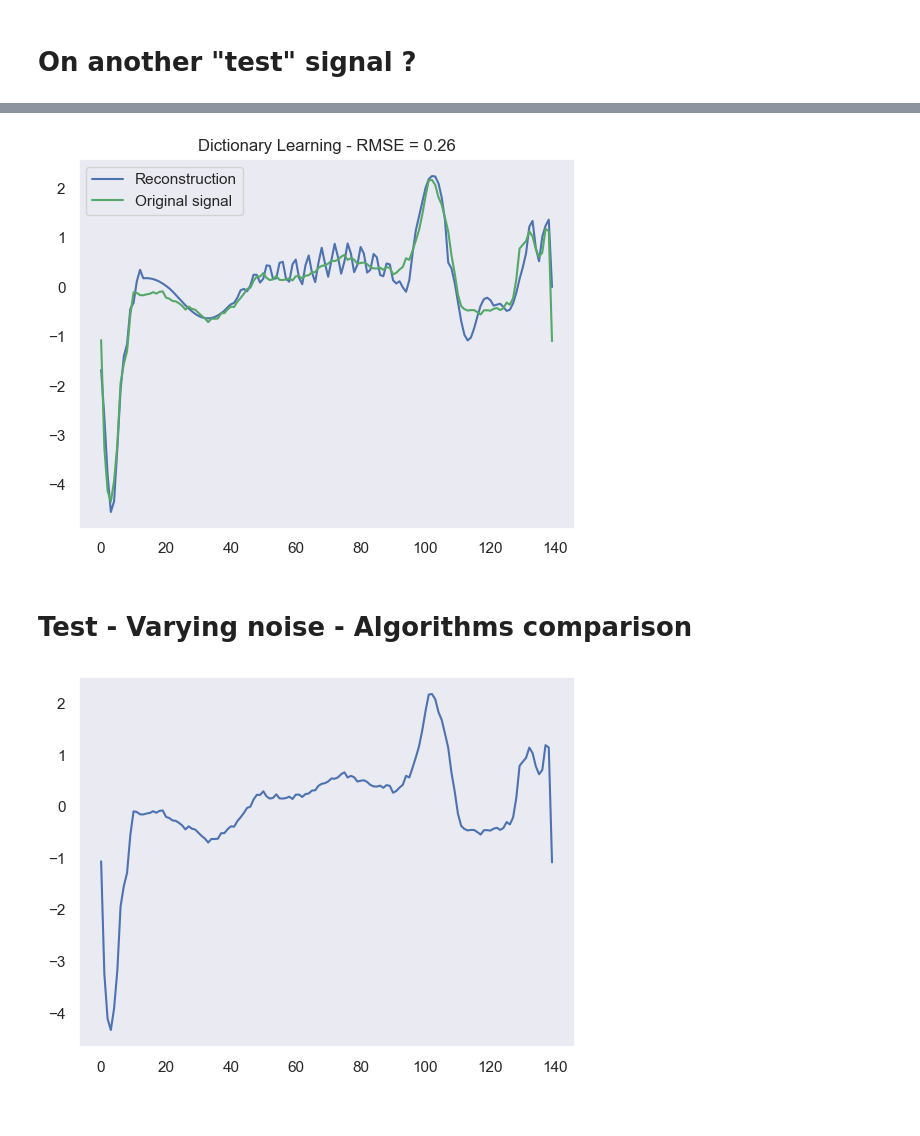
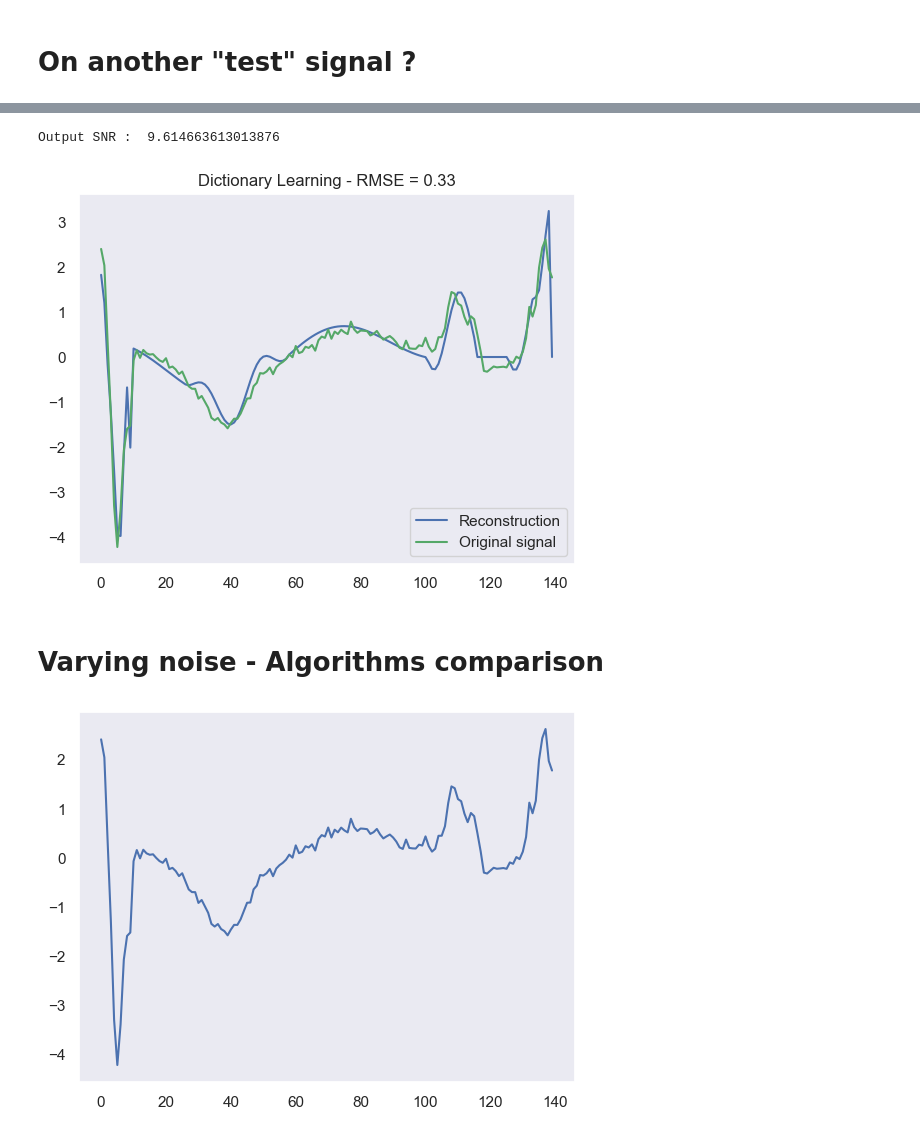
Before and after one commit to meilame-tayebjee/Wavelet-Denoising, a Jupyter notebook: ECG-noising-denoising.ipynb, the cells around one changed output, grey strips where cells are left out. Drawn from its saved outputs; the diff is of its cells as text; code cells hidden in the pictures.

```diff
--- a/ECG-noising-denoising.ipynb
+++ b/ECG-noising-denoising.ipynb
@@ -444,37 +458,39 @@ Best threshold :  0.1131578947368421
 D = buildDictionary(noisy_line, [2, 4, 8, 16, 32, 64])
 support, norm_residuals, denoised_line = orthogonalMatchingPursuit(noisy_line, D, 10)
 rmse, snr, prd, d_max = metrics(line, denoised_line)
+print("Output SNR : ", snr)
 plt.plot(denoised_line, label = "Reconstruction")
 plt.plot(line, 'g', label = "Original signal")
 plt.legend()
 plt.title("Dictionary Learning - RMSE = " + str(round(rmse, 2)))
 plt.show()
 # %% [output]
+Output SNR :  9.614663613013876
-[figure, old version]
+[figure, new version]
 # %% [markdown]
-# Test - Varying noise - Algorithms comparison
+# Varying noise - Algorithms comparison
 # %%
 #Importation of signal
 # Load ARFF file
 data, meta = arff.loadarff('ECG5000_TRAIN.arff')
 
 # Convert to DataFrame
 df = pd.DataFrame(data)
 df = df[df['target'] == b'1'].copy() #keep only the first class
 df.drop('target', axis=1, inplace=True) #drop the class number
 
-i = 12
+i = 19
 line = df.iloc[i]
 
 line = line.astype(float).tolist()
 
 #Normalize signal
 line = line
 
 plt.plot([i for i in range(len(line))],line)
 plt.show()
 # %% [output]
-[figure, old version]
+[figure, new version]
 # %%
 list_SNR = [i for i in range(20)] #the list of SNR noises we want to try
 precision = 3
```
Also changed, not shown: parts of 21 cells of this notebook, 6 other files.
